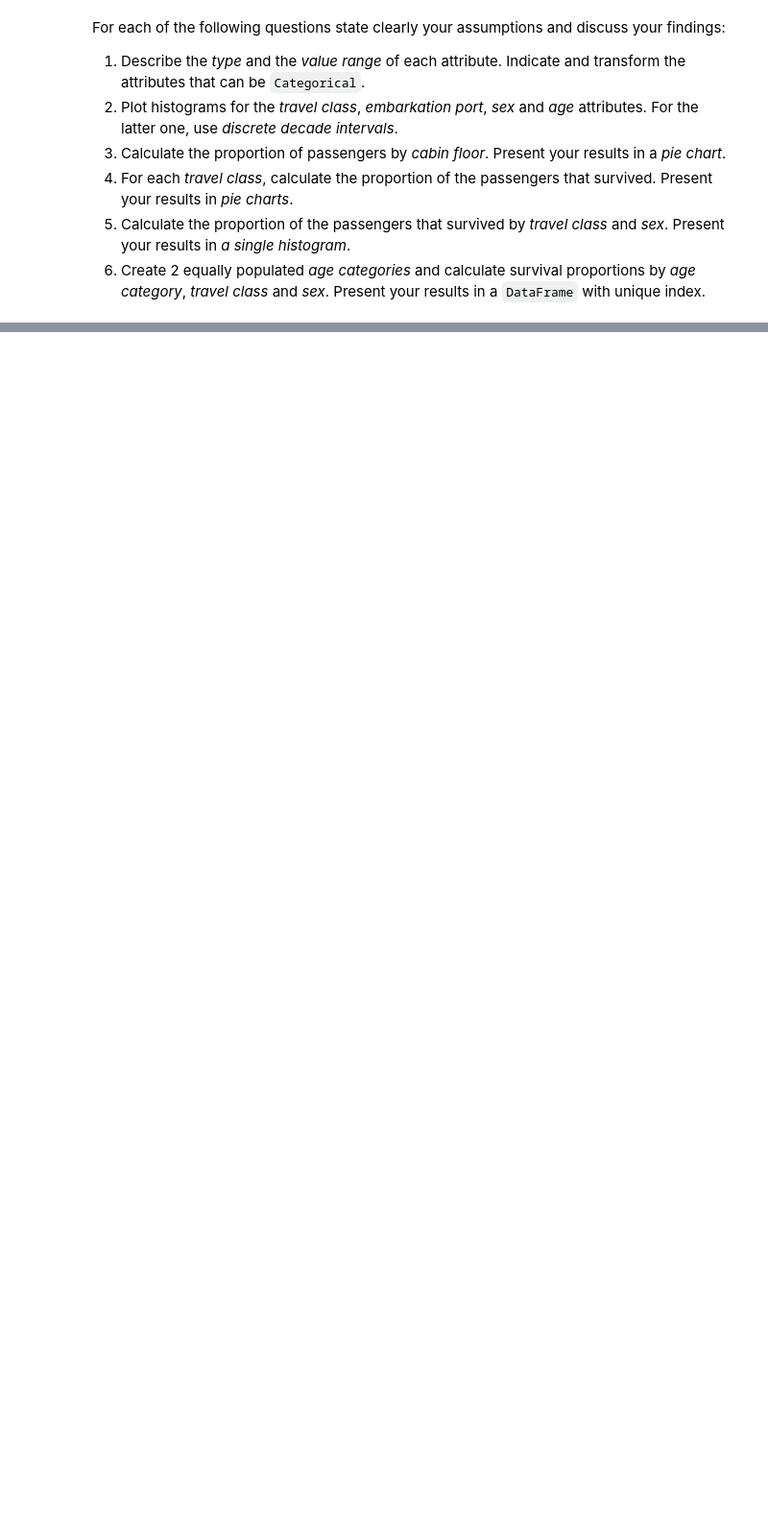
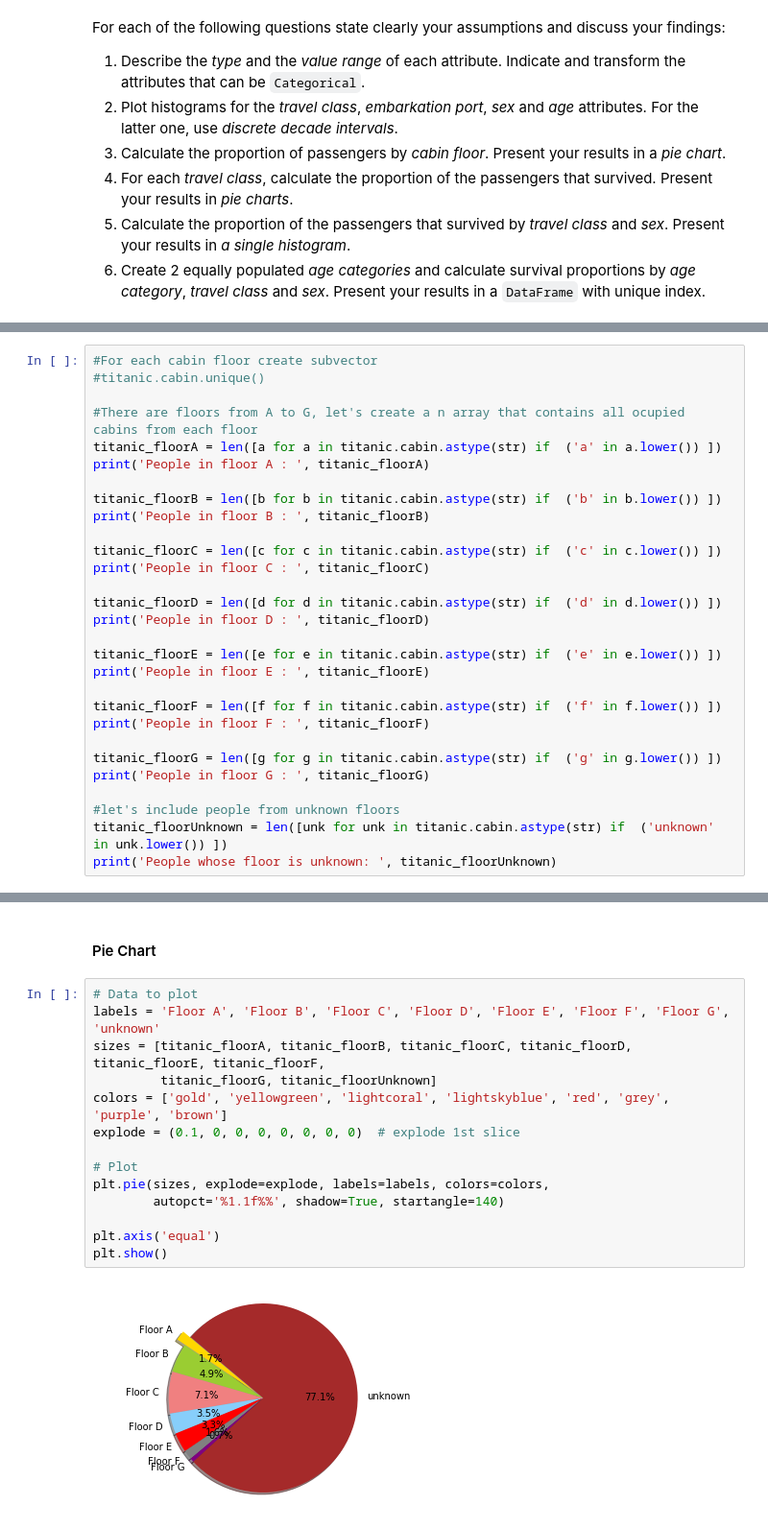
Before and after one commit to khalidomari/ADA2017, a Jupyter notebook: 01 - Pandas and Data Wrangling/Homework 1_Simao.ipynb, the cells around one changed output, grey strips where cells are left out. Shown: that part at 96% size. Cells and saved outputs as stored; diff of their text form; blank space fills up the shorter version.

```diff
--- a/01 - Pandas and Data Wrangling/Homework 1_Simao.ipynb
+++ b/01 - Pandas and Data Wrangling/Homework 1_Simao.ipynb
@@ -347,0 +534,29 @@ For each of the following questions state clearly your assumptions and discuss y
+# %%
+#For each cabin floor create subvector
+#titanic.cabin.unique()
+
+#There are floors from A to G, let's create a n array that contains all ocupied cabins from each floor
+titanic_floorA = len([a for a in titanic.cabin.astype(str) if  ('a' in a.lower()) ])
+print('People in floor A : ', titanic_floorA)
+
+titanic_floorB = len([b for b in titanic.cabin.astype(str) if  ('b' in b.lower()) ])
+print('People in floor B : ', titanic_floorB)
+
+titanic_floorC = len([c for c in titanic.cabin.astype(str) if  ('c' in c.lower()) ])
+print('People in floor C : ', titanic_floorC)
+
+titanic_floorD = len([d for d in titanic.cabin.astype(str) if  ('d' in d.lower()) ])
+print('People in floor D : ', titanic_floorD)
+
+titanic_floorE = len([e for e in titanic.cabin.astype(str) if  ('e' in e.lower()) ])
+print('People in floor E : ', titanic_floorE)
+
+titanic_floorF = len([f for f in titanic.cabin.astype(str) if  ('f' in f.lower()) ])
+print('People in floor F : ', titanic_floorF)
+
+titanic_floorG = len([g for g in titanic.cabin.astype(str) if  ('g' in g.lower()) ])
+print('People in floor G : ', titanic_floorG)
+
+#let's include people from unknown floors
+titanic_floorUnknown = len([unk for unk in titanic.cabin.astype(str) if  ('unknown' in unk.lower()) ])
+print('People whose floor is unknown: ', titanic_floorUnknown)
@@ -347,0 +572,18 @@ For each of the following questions state clearly your assumptions and discuss y
+# %% [markdown]
+#### Pie Chart
+# %%
+# Data to plot
+labels = 'Floor A', 'Floor B', 'Floor C', 'Floor D', 'Floor E', 'Floor F', 'Floor G', 'unknown'
+sizes = [titanic_floorA, titanic_floorB, titanic_floorC, titanic_floorD, titanic_floorE, titanic_floorF,
+         titanic_floorG, titanic_floorUnknown]
+colors = ['gold', 'yellowgreen', 'lightcoral', 'lightskyblue', 'red', 'grey', 'purple', 'brown']
+explode = (0.1, 0, 0, 0, 0, 0, 0, 0)  # explode 1st slice
+
+# Plot
+plt.pie(sizes, explode=explode, labels=labels, colors=colors,
+        autopct='%1.1f%%', shadow=True, startangle=140)
+
+plt.axis('equal')
+plt.show()
+# %% [output]
+[figure, added]
```
Also changed, not shown: parts of 40 cells of this notebook.
